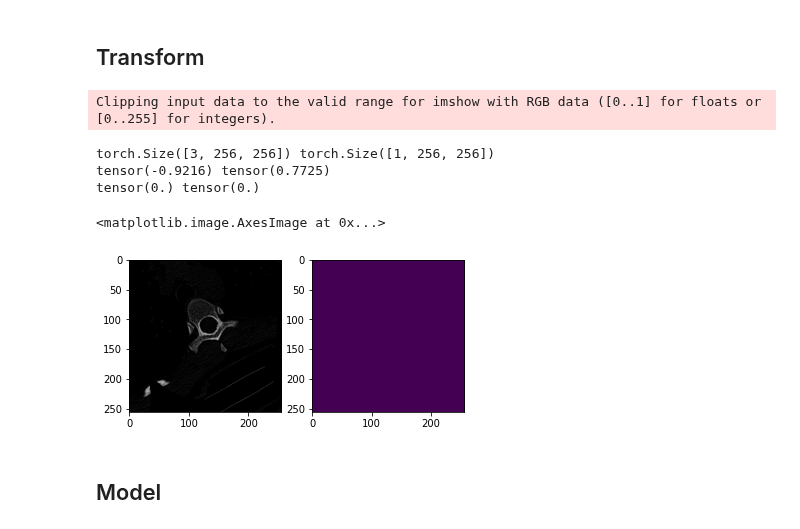
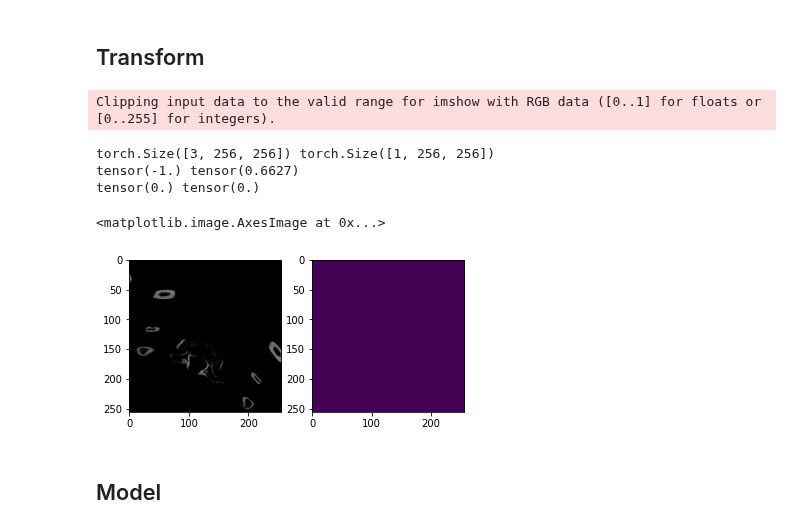
Before and after one commit to ghty011/cervical_spine, a Jupyter notebook: final/train_segmentation_axial_DeepLab.ipynb, the cells around one changed output. Drawn from its saved outputs; the diff is of its cells as text; code cells hidden in the pictures.

```diff
--- a/final/train_segmentation_axial_DeepLab.ipynb
+++ b/final/train_segmentation_axial_DeepLab.ipynb
@@ -163,36 +163,36 @@ class DataTransform(nn.Module):
             self.transform = A.Compose([
                 A.Resize(image_size, image_size),
                 ToTensorV2(p=1),
             ])
 
         self.normalize = T.Normalize(255 * 0.5, 255 * 0.5)
 
     def forward(self, x, label):
         augmented = self.transform(image=np.asarray(x), mask=np.asarray(label) / 256.)
         x, label= augmented['image'],  augmented['mask']
 
         x = self.normalize(x.float())
 
         return torch.cat((x, x, x), dim=0), label.unsqueeze(0).float()
 
 
-train_dataset = SegDataset(train_df, IMAGES_DIR, LABEL_DIR, DataTransform(image_size))
+train_dataset = SegDataset(df, IMAGES_DIR, LABEL_DIR, DataTransform(image_size))
 val_dataset = SegDataset(val_df, IMAGES_DIR, LABEL_DIR, DataTransform(image_size, train=False))
 slice, label = train_dataset[700]
 print(slice.shape, label.shape)
 print(slice.min(), slice.max())
 print(label.min(), label.max())
 
 _, axs = plt.subplots(1, 2)
 axs[0].imshow(slice.permute(1, 2, 0).squeeze())
 axs[1].imshow(label.squeeze())
 # %% [output]
 Clipping input data to the valid range for imshow with RGB data ([0..1] for floats or [0..255] for integers).
 torch.Size([3, 256, 256]) torch.Size([1, 256, 256])
-tensor(-0.9216) tensor(0.7725)
+tensor(-1.) tensor(0.6627)
 tensor(0.) tensor(0.)
 <matplotlib.image.AxesImage at 0x...>
-[figure, old version]
+[figure, new version]
 # %% [markdown]
 ## Model
 # %%
```
Also changed, not shown: parts of 5 cells of this notebook.
